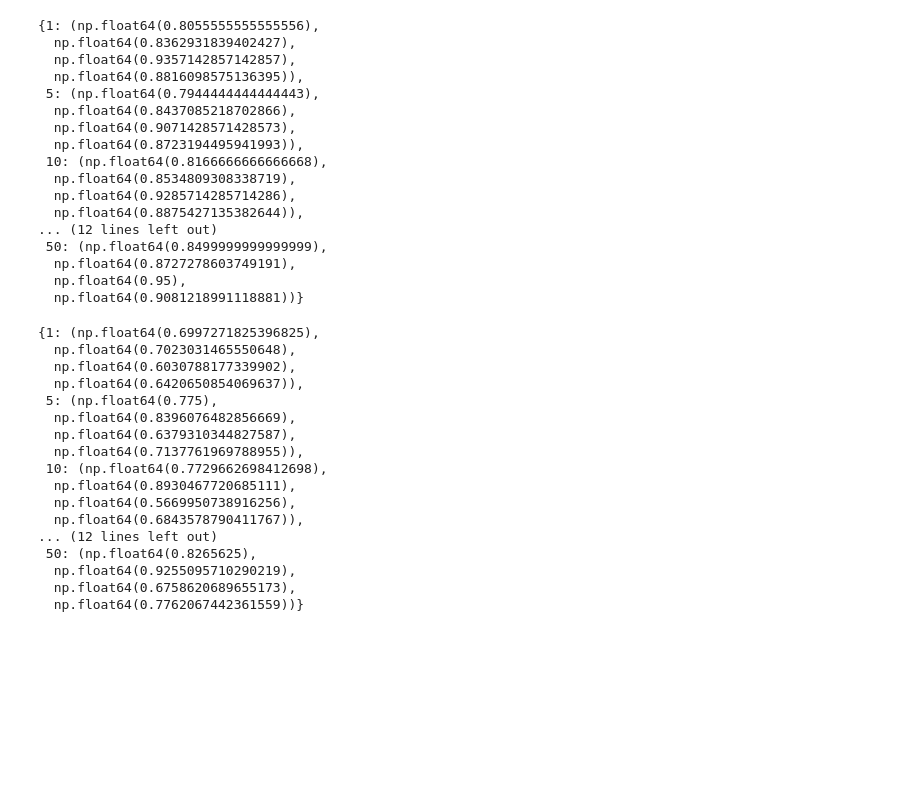
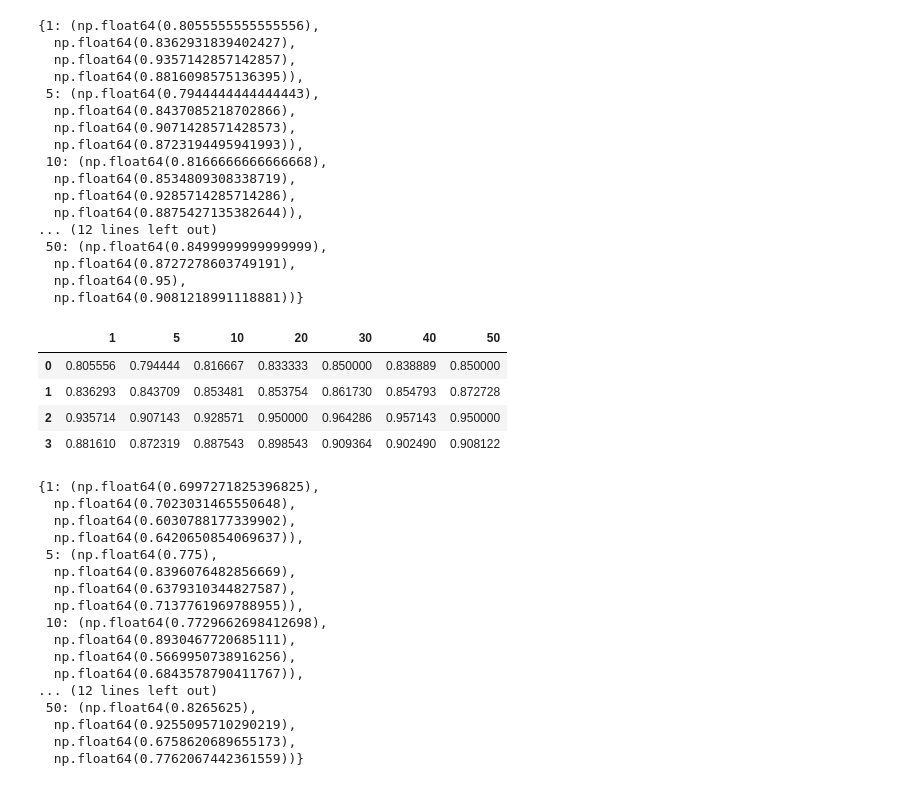
Before and after one commit to 1985lxw/589_final_project, a Jupyter notebook: src/tiffany_rf.ipynb, the cells around one changed output. Saved outputs shown, nothing was run; the diff lists cells and outputs as text; code cells hidden in the pictures; blank space fills up the shorter version.

```diff
--- a/src/tiffany_rf.ipynb
+++ b/src/tiffany_rf.ipynb
@@ -59,6 +59,14 @@ parkinsons_metrics
   np.float64(0.8727278603749191),
   np.float64(0.95),
   np.float64(0.9081218991118881))}
+# %%
+pd.DataFrame(parkinsons_metrics)
+# %% [output]
+|  | 1 | 5 | 10 | 20 | 30 | 40 | 50 |
+| 0 | 0.805556 | 0.794444 | 0.816667 | 0.833333 | 0.850000 | 0.838889 | 0.850000 |
+| 1 | 0.836293 | 0.843709 | 0.853481 | 0.853754 | 0.861730 | 0.854793 | 0.872728 |
+| 2 | 0.935714 | 0.907143 | 0.928571 | 0.950000 | 0.964286 | 0.957143 | 0.950000 |
+| 3 | 0.881610 | 0.872319 | 0.887543 | 0.898543 | 0.909364 | 0.902490 | 0.908122 |
 # %%
 credit_metrics
 # %% [output]
```
Also changed, not shown: parts of 1 cell of this notebook, 11 other files.
